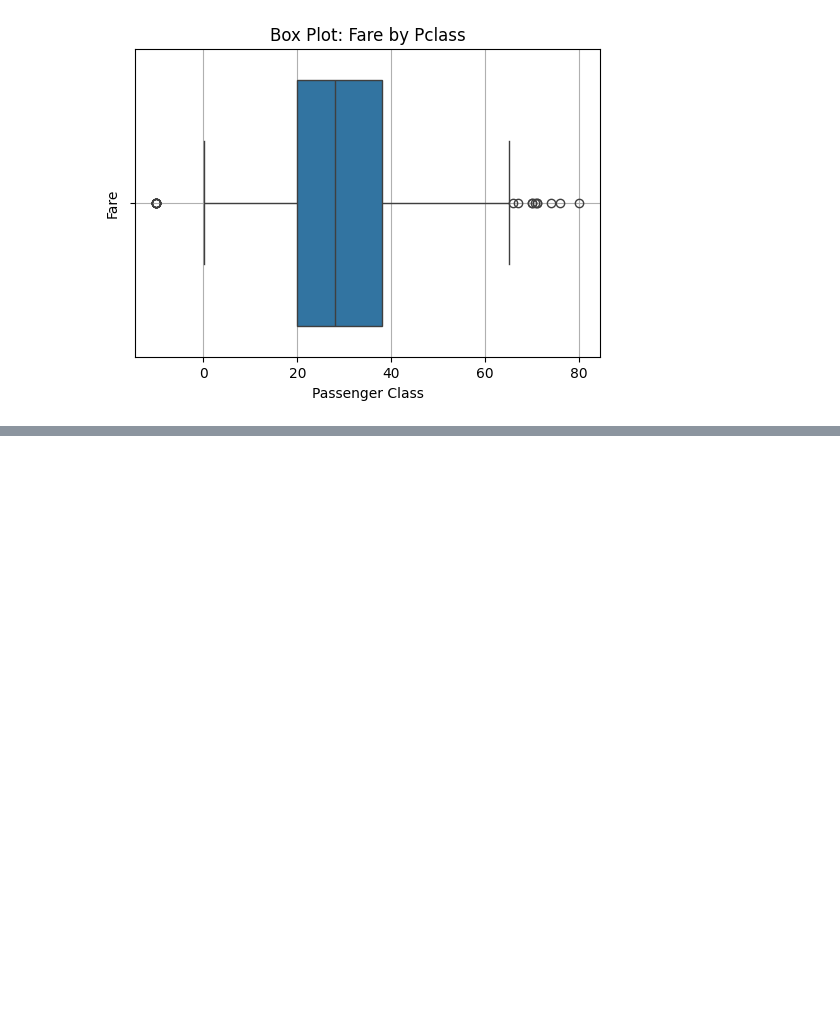
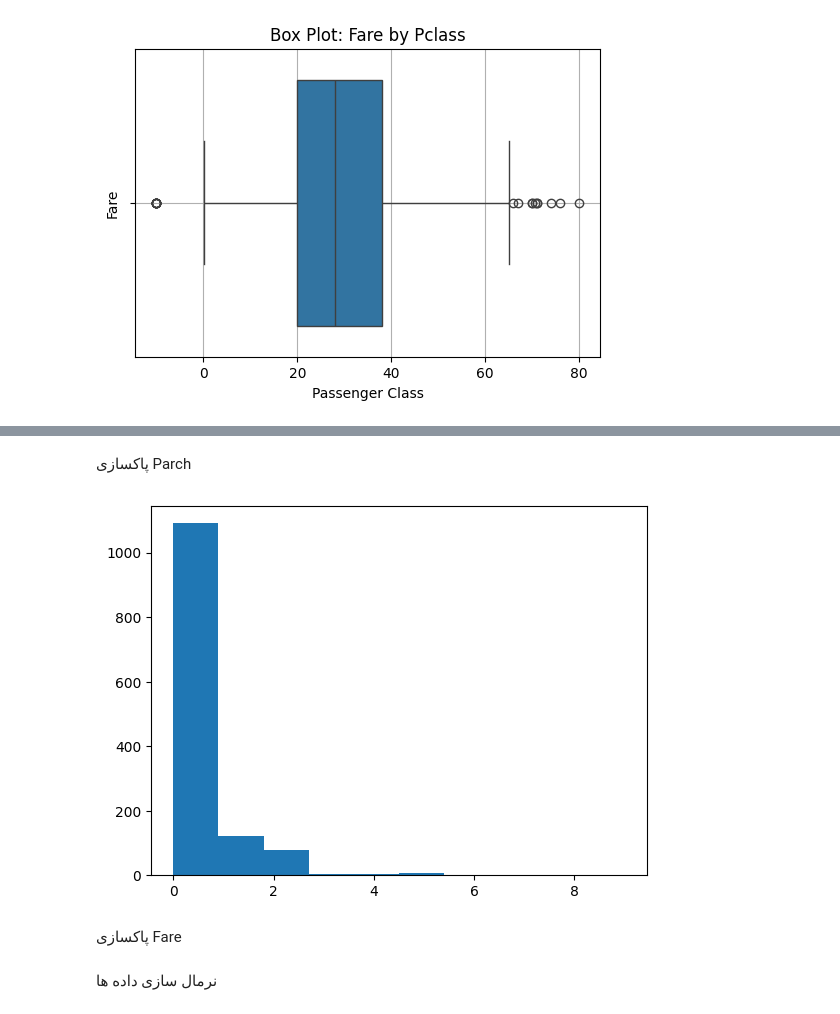
Before and after one commit to anormalprgrmr/Data-Mining--Titanic-, a Jupyter notebook: main.ipynb, the cells around one changed output, grey strips where cells are left out. Drawn from its saved outputs; the diff is of its cells as text; code cells hidden in the pictures; blank space fills up the shorter version.

```diff
--- a/main.ipynb
+++ b/main.ipynb
@@ -309,0 +464,17 @@ plt.show()
+# %% [markdown]
+پاکسازی Parch
+# %%
+newDataset["Parch"] = pd.to_numeric(newDataset["Parch"],errors="coerce")
+newDataset.loc[(newDataset["Parch"] < 0) | (newDataset["Parch"] > 20),"Parch"] = np.nan
+
+
+mode = newDataset["Parch"].mode()[0]
+
+newDataset["Parch"] = newDataset["Parch"].replace(np.nan , mode)
+
+plt.hist(newDataset["Parch"],bins=10)
+plt.show()
+# %% [output]
+[figure, added]
+# %% [markdown]
+پاکسازی Fare
@@ -309,0 +521,2 @@ plt.show()
+# %% [markdown]
+نرمال سازی داده ها
```
Also changed, not shown: parts of 23 cells of this notebook, 3 other files.
